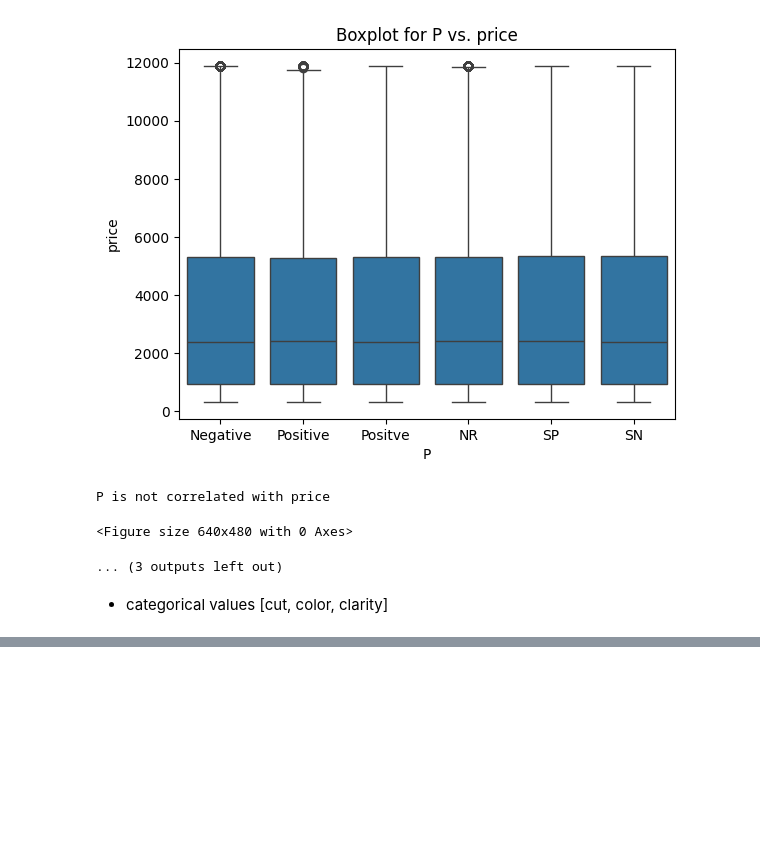
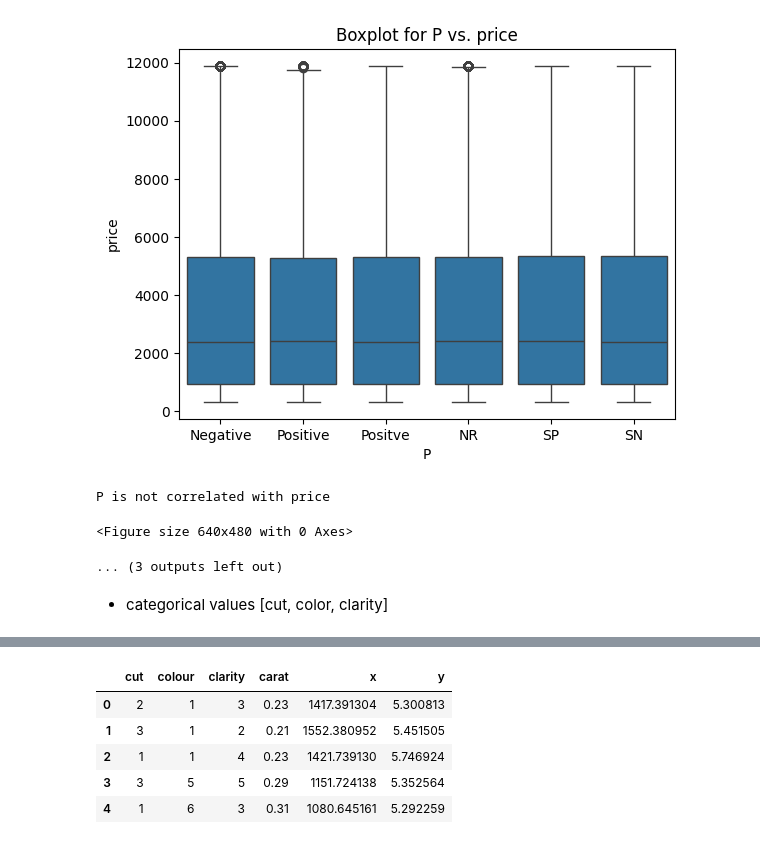
Before and after one commit to Data-Science-UCU-Chapter/Training-code-, a Jupyter notebook: first.ipynb, the cells around one changed output, grey strips where cells are left out. Cells and saved outputs as stored; diff of their text form; code cells hidden in the pictures; blank space fills up the shorter version.

```diff
--- a/first.ipynb
+++ b/first.ipynb
@@ -243,0 +269,9 @@ P is not correlated with price
+# %%
+predictors.head()
+# %% [output]
+|  | cut | colour | clarity | carat | x | y |
+| 0 | 2 | 1 | 3 | 0.23 | 1417.391304 | 5.300813 |
+| 1 | 3 | 1 | 2 | 0.21 | 1552.380952 | 5.451505 |
+| 2 | 1 | 1 | 4 | 0.23 | 1421.739130 | 5.746924 |
+| 3 | 3 | 5 | 5 | 0.29 | 1151.724138 | 5.352564 |
+| 4 | 1 | 6 | 3 | 0.31 | 1080.645161 | 5.292259 |
```
Also changed, not shown: parts of 7 cells of this notebook.
